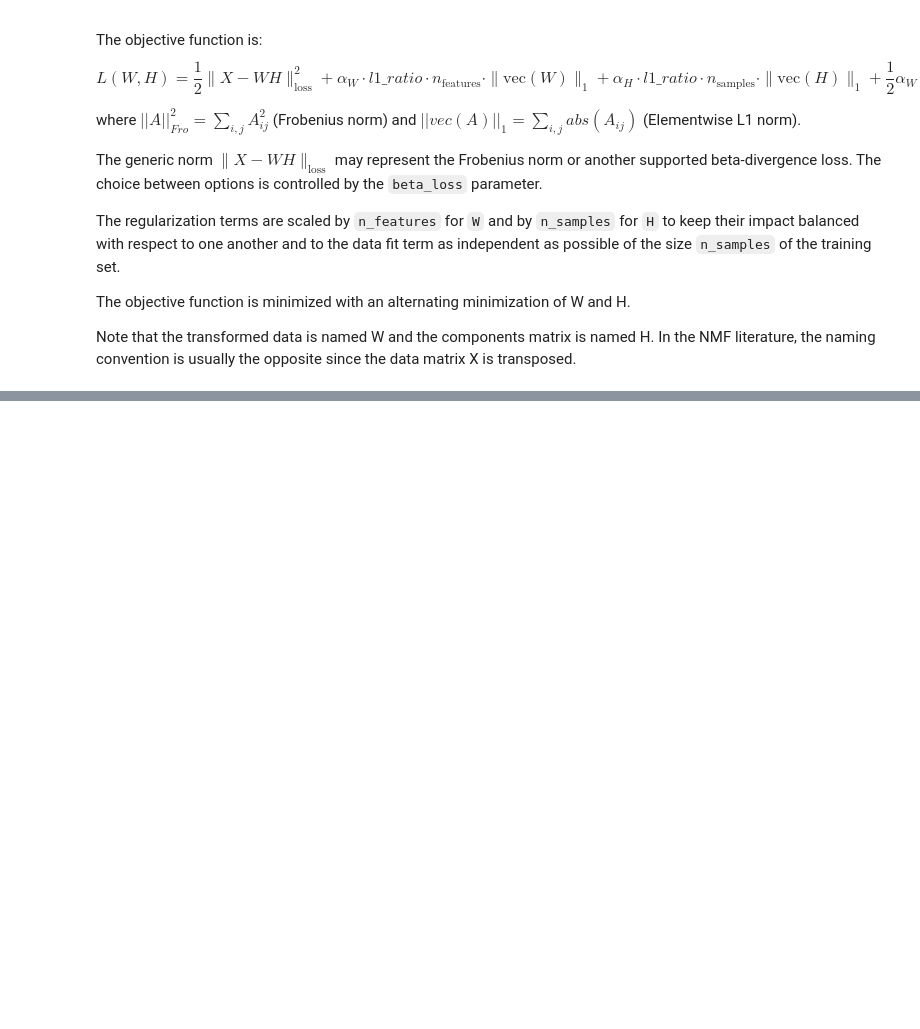
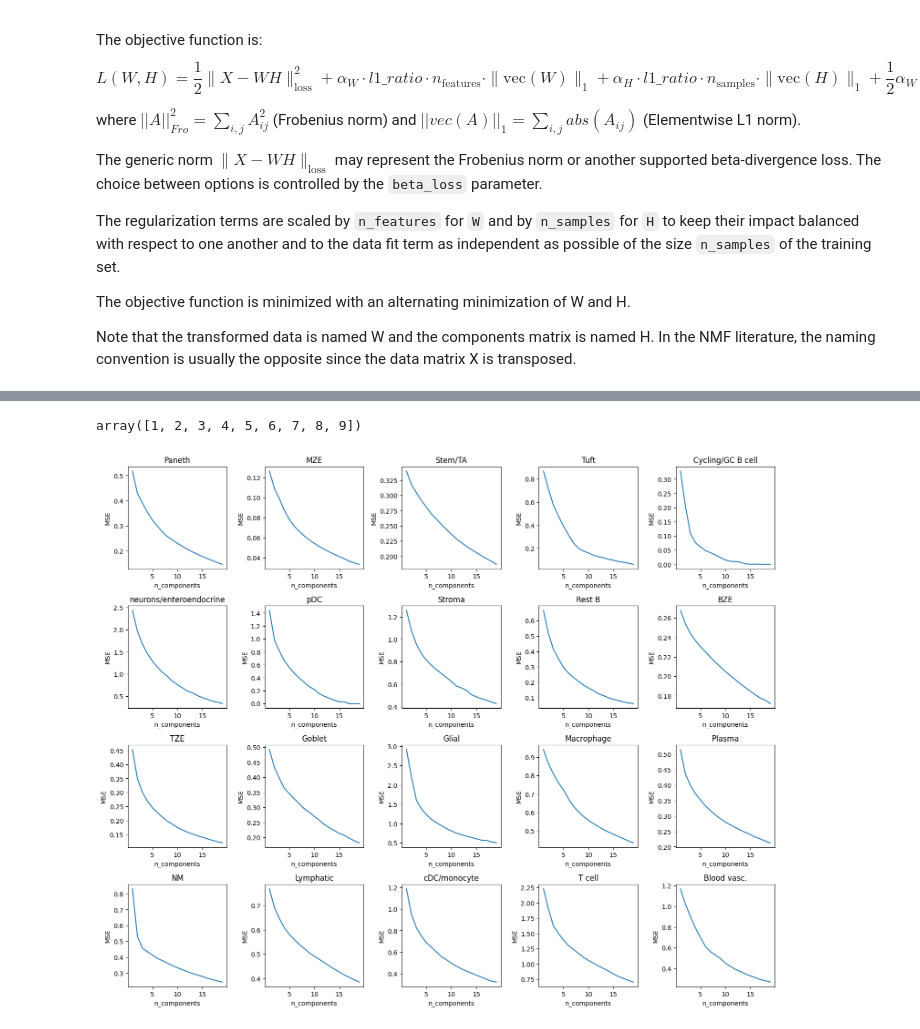
Before and after one commit to egerc/spatial_transcript_inference, a Jupyter notebook: 250128-NMF_Reconstruction.ipynb, the cells around one changed output, grey strips where cells are left out. Cells and saved outputs as stored; diff of their text form; code cells hidden in the pictures; blank space fills up the shorter version.

```diff
--- a/250128-NMF_Reconstruction.ipynb
+++ b/250128-NMF_Reconstruction.ipynb
@@ -202,0 +253,5 @@ matrix X is transposed.
+# %%
+X = adata_sc_filtered.X.toarray().copy()
+#H = np.array(np.random.rand(3, 420), dtype=X.dtype)
+#H = np.ones((3, 420), dtype=X.dtype)
+non_negative_factorization(X, W=None, H=H, n_components=3, update_H=False, init="custom")
@@ -202,0 +379,4 @@ matrix X is transposed.
+# %%
+np.array(range(1, 10))
+# %% [output]
+array([1, 2, 3, 4, 5, 6, 7, 8, 9])
@@ -202,0 +385,50 @@ matrix X is transposed.
+# %%
+import numpy as np
+import matplotlib.pyplot as plt
+import sklearn.metrics
+import functools
+from sklearn.decomposition import non_negative_factorization
+from math import ceil, sqrt
+
+# List of cell types (including "Paneth")
+cell_types = set(adata_sp.obs["nico_ct"])
+n_components_limit = 20
+
+# Determine grid size
+n_cell_types = len(cell_types)
+grid_size = ceil(sqrt(n_cell_types))  # Square-like grid
+
+# Create subplots
+fig, axes = plt.subplots(grid_size, grid_size, figsize=(grid_size * 3, grid_size * 3))  # Adjust figure size
+
+# Flatten axes in case of 2D grid
+axes = axes.flatten()
+
+# Iterate over cell types and plot
+for i, cell_type in enumerate(cell_types):
+    ax = axes[i]  # Get corresponding subplot
+    X = adata_sp[adata_sp.obs["nico_ct"] == cell_type].X.toarray().copy()
+
+    errors = [
+        sklearn.metrics.mean_squared_error(
+            X,
+            functools.reduce(
+                lambda a, b: a @ b,
+                non_negative_factorization(X, n_components=n_components)[:2]
+            )
+        ) for n_components in range(1, n_components_limit)
+    ]
+
+    ax.plot(range(1, n_components_limit), errors)
+    ax.set_title(cell_type)
+    ax.set_xlabel("n_components")
+    ax.set_ylabel("MSE")
+
+# Hide unused subplots (if any)
+for j in range(i + 1, len(axes)):
+    fig.delaxes(axes[j])
+
+plt.tight_layout()
+plt.show()
+# %% [output]
+[figure, added]
```
Also changed, not shown: parts of 42 cells of this notebook.
